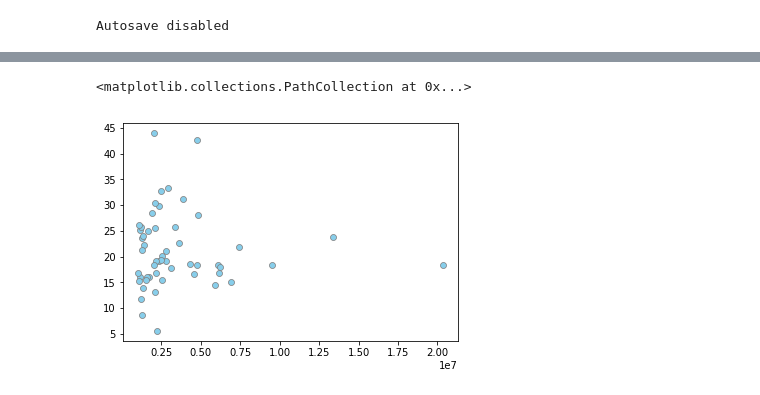
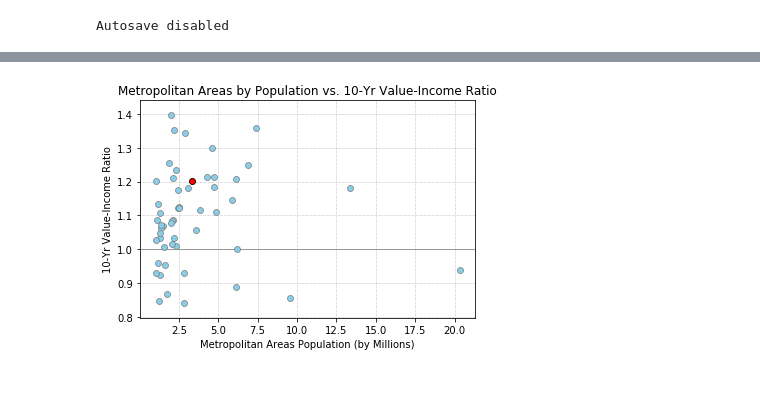
Before and after one commit to cgainor/Housing-and-Income-Appreciation, a Jupyter notebook: Work/Metro_10yr_Scatter.ipynb, the cells around one changed output, grey strips where cells are left out. Cells and saved outputs as stored; diff of their text form; code cells hidden in the pictures.

```diff
--- a/Work/Metro_10yr_Scatter.ipynb
+++ b/Work/Metro_10yr_Scatter.ipynb
@@ -149,7 +162,23 @@ plt.savefig("metro_scatter.png", dpi=180, bbox_inches="tight")
-# %%
-large_metros_df = metro_main_df.loc[metro_main_df["Population"] >= 1000000, :]
-plt.scatter(large_metros_df["Population"],large_metros_df["10-Yr HH Income Chg"], marker="o", facecolor="skyblue", edgecolor="grey",
-            linewidth=0.75, zorder=2)
-# %% [output]
-<matplotlib.collections.PathCollection at 0x...>
-[figure, removed]
+# %%
+# Create scatterplot #2
+
+# Create dataframe for metros with population over 1M
+large_metros_df = metro_main_df.loc[metro_main_df["Population"] >= 1000000, :]
+
+# Plot points, labels, and title
+plt.scatter(large_metros_df["Population"]/1000000,large_metros_df["10-Yr Value-Income Ratio"], marker="o", facecolor="skyblue",
+            edgecolor="grey", linewidth=0.75, zorder=2)
+plt.scatter(sandiego_df["Population"]/1000000, sandiego_df["10-Yr Value-Income Ratio"], marker="o", facecolor="red",
+            edgecolor="black", linewidth=0.75, zorder=2)
+plt.xlabel("Metropolitan Areas Population (by Millions)")
+plt.ylabel("10-Yr Value-Income Ratio")
+plt.title("Metropolitan Areas by Population vs. 10-Yr Value-Income Ratio")
+
+# Create gridlines
+plt.axhline(y=1, color='grey', zorder=1, linewidth=0.75)
+plt.grid(color='grey', zorder=1, linestyle='dotted', linewidth=0.5)
+
+# Save graph
+plt.savefig("ratio_metro_pop.png", dpi=180, bbox_inches="tight")
+# %% [output]
+[figure, added]
```
Also changed, not shown: parts of 4 cells of this notebook, 3 other files.
